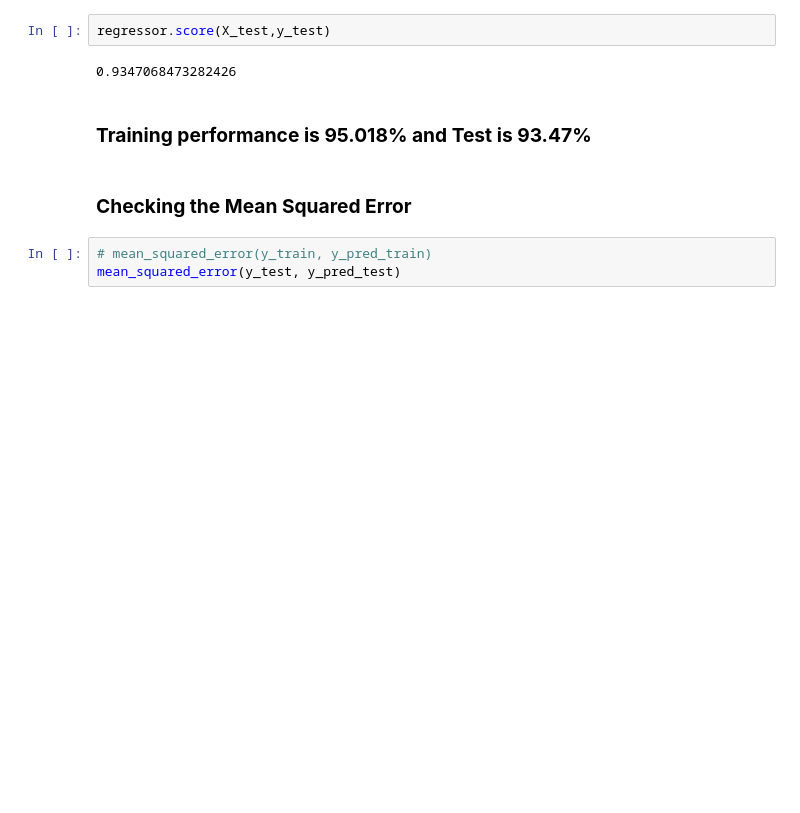
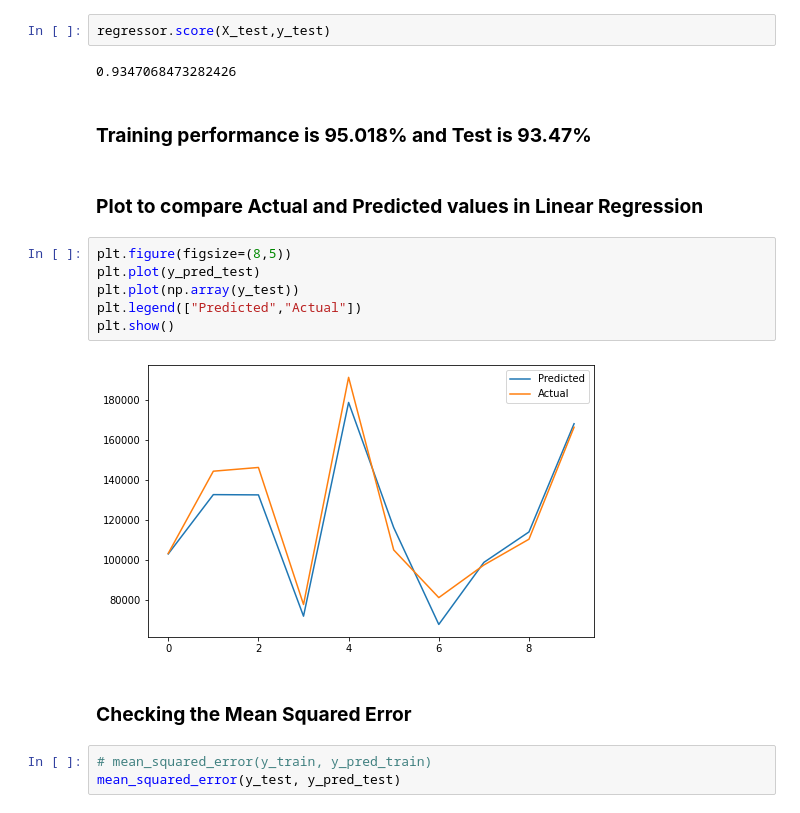
Before and after one commit to RAHULRAJ666DX/Startups-Profit-Prediction-Machine-Learning-Project, a Jupyter notebook: 50_Startups_Linear_Regression_Project.ipynb, the cells around one changed output. Cells and saved outputs as stored; diff of their text form; blank space fills up the shorter version.

```diff
--- a/50_Startups_Linear_Regression_Project.ipynb
+++ b/50_Startups_Linear_Regression_Project.ipynb
@@ -402,6 +402,16 @@ regressor.score(X_test,y_test)
 0.9347068473282426
 # %% [markdown]
 ### **Training performance is 95.018% and Test is 93.47%**
+# %% [markdown]
+### **Plot to compare Actual and Predicted values in Linear Regression**
+# %%
+plt.figure(figsize=(8,5))
+plt.plot(y_pred_test)
+plt.plot(np.array(y_test))
+plt.legend(["Predicted","Actual"])
+plt.show()
+# %% [output]
+[figure, added]
 # %% [markdown]
 ### **Checking the Mean Squared Error**
 # %%
```
Also changed, not shown: parts of 36 cells of this notebook.
